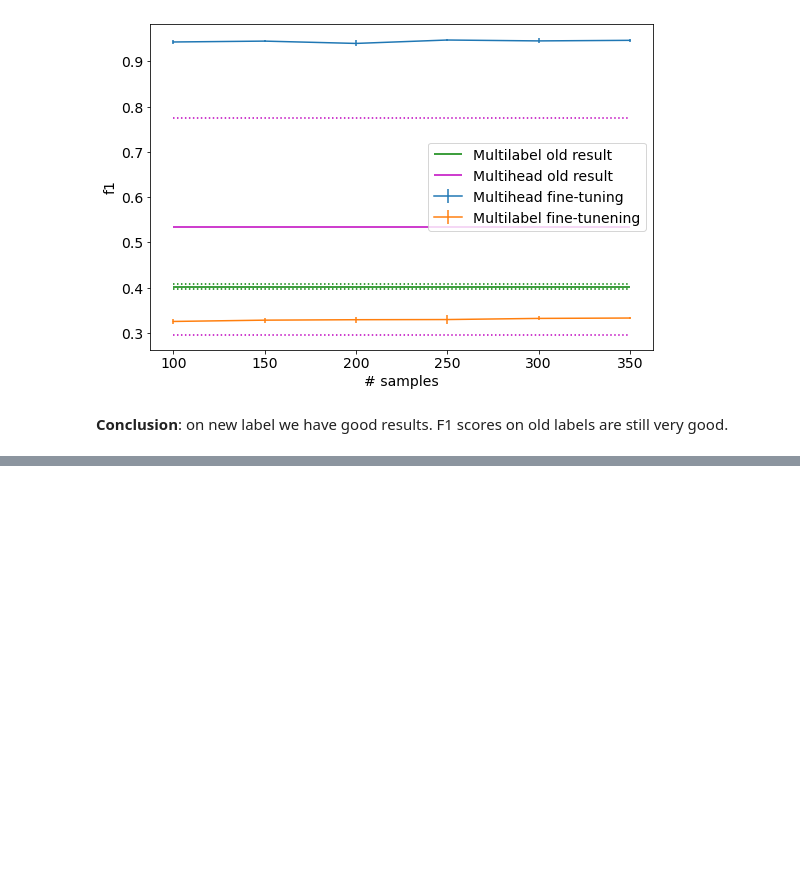
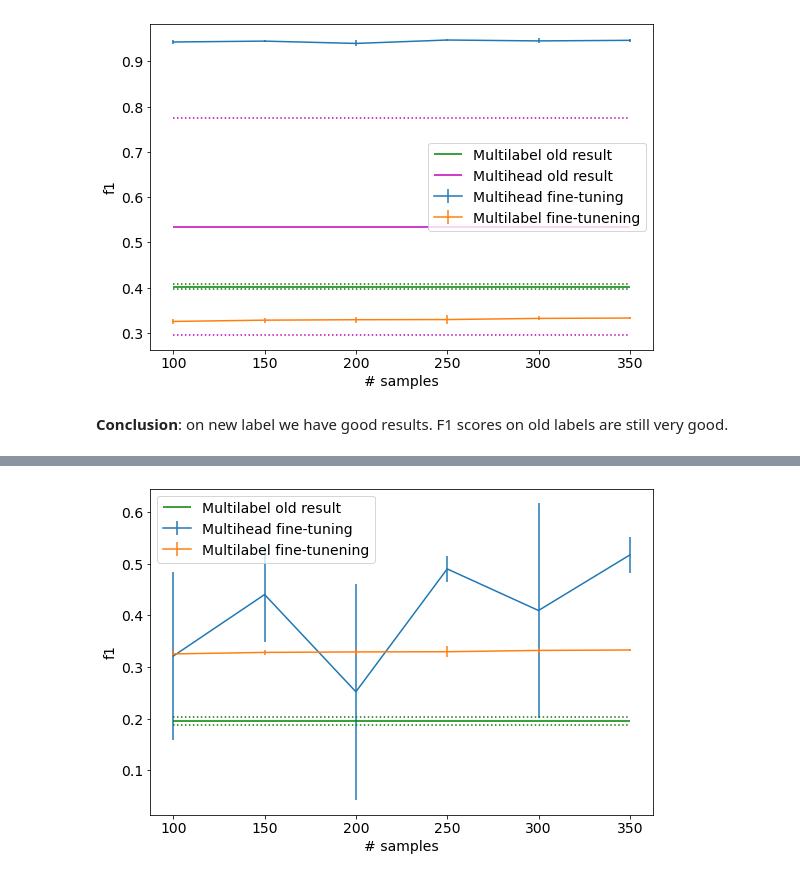
Before and after one commit to DChulok/I-want-to-learn-NLP, a Jupyter notebook: CoNLL-model/Fine-tune-4th-head.ipynb, the cells around one changed output, grey strips where cells are left out. Drawn from its saved outputs; the diff is of its cells as text; code cells hidden in the pictures; blank space fills up the shorter version.

```diff
--- a/CoNLL-model/Fine-tune-4th-head.ipynb
+++ b/CoNLL-model/Fine-tune-4th-head.ipynb
@@ -273,0 +294,4 @@ __Conclusion__: on new label we have good results. F1 scores on old labels are s
+# %%
+compare_results(df_beboc, df_bebic, df_beboc_folds, None, 'MISC')
+# %% [output]
+[figure, added]
```
Also changed, not shown: parts of 17 cells of this notebook, 4 other files.
